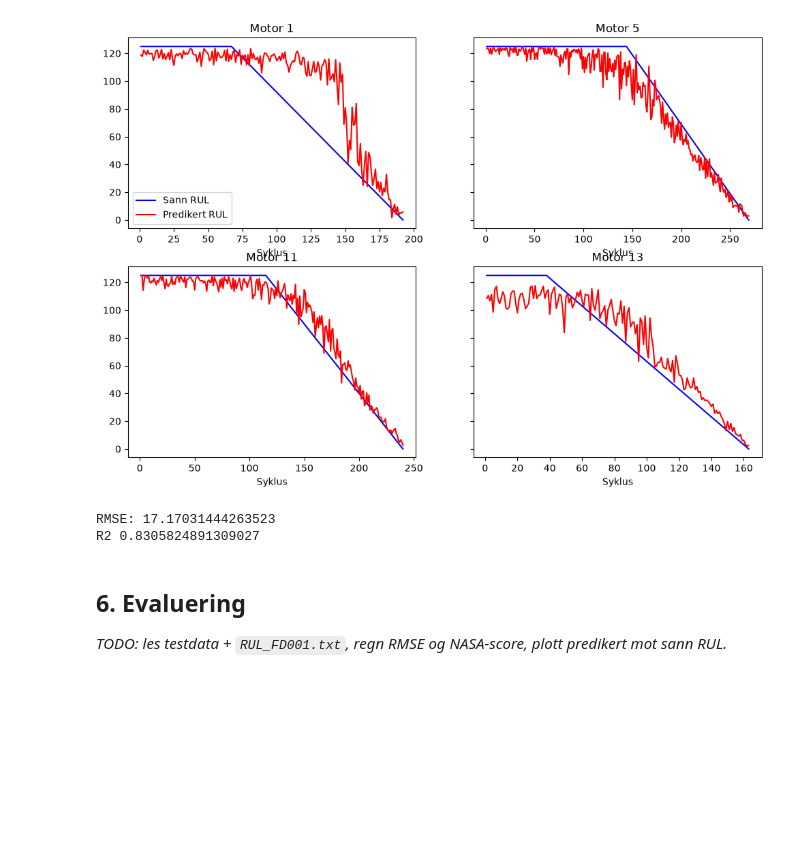
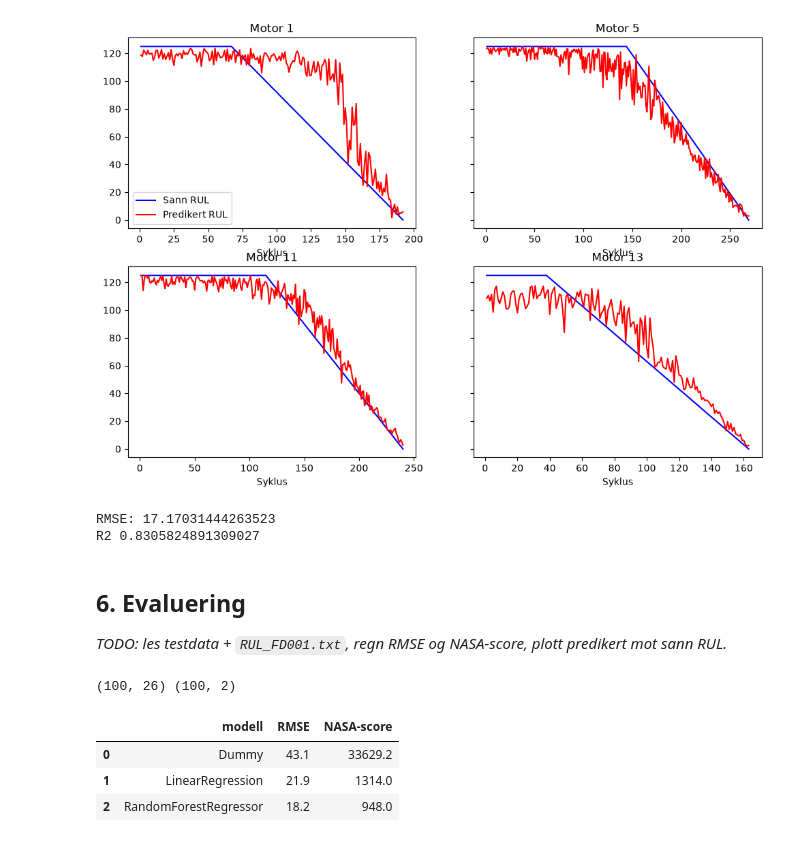
Before and after one commit to 184887/cmapss-rul, a Jupyter notebook: notebooks/RUL.ipynb, the cells around one changed output. Saved outputs shown, nothing was run; the diff lists cells and outputs as text; code cells hidden in the pictures; blank space fills up the shorter version.

```diff
--- a/notebooks/RUL.ipynb
+++ b/notebooks/RUL.ipynb
@@ -150,3 +148,36 @@ R2 0.8305824891309027
 ## 6. Evaluering
 
 *TODO: les testdata + `RUL_FD001.txt`, regn RMSE og NASA-score, plott predikert mot sann RUL.*
+# %%
+test = load_raw("FD001", "test")
+truth = load_rul_truth("FD001")
+
+last = test.groupby("unit_nr").tail(1)
+print(last.shape, truth.shape)
+# %% [output]
+(100, 26) (100, 2)
+# %%
+from sklearn.dummy import DummyRegressor
+
+models = {"Dummy": DummyRegressor(strategy="mean"),
+        "LinearRegression": LinearRegression(),
+          "RandomForestRegressor": RandomForestRegressor(n_estimators=100, random_state=42, n_jobs=-1)
+          }
+
+resultater = []
+
+for navn, modell in models.items():
+    modell.fit(X,y)
+    pred = modell.predict(last[features])
+    resultater.append({
+        "modell": navn,
+        "RMSE": mean_squared_error(truth["RUL"], pred) ** 0.5,
+        "NASA-score": nasa_score(truth["RUL"], pred),
+    })
+
+pd.DataFrame(resultater).round(1)
+# %% [output]
+|  | modell | RMSE | NASA-score |
+| 0 | Dummy | 43.1 | 33629.2 |
+| 1 | LinearRegression | 21.9 | 1314.0 |
+| 2 | RandomForestRegressor | 18.2 | 948.0 |
```
Also changed, not shown: parts of 4 cells of this notebook, 1 other file.
